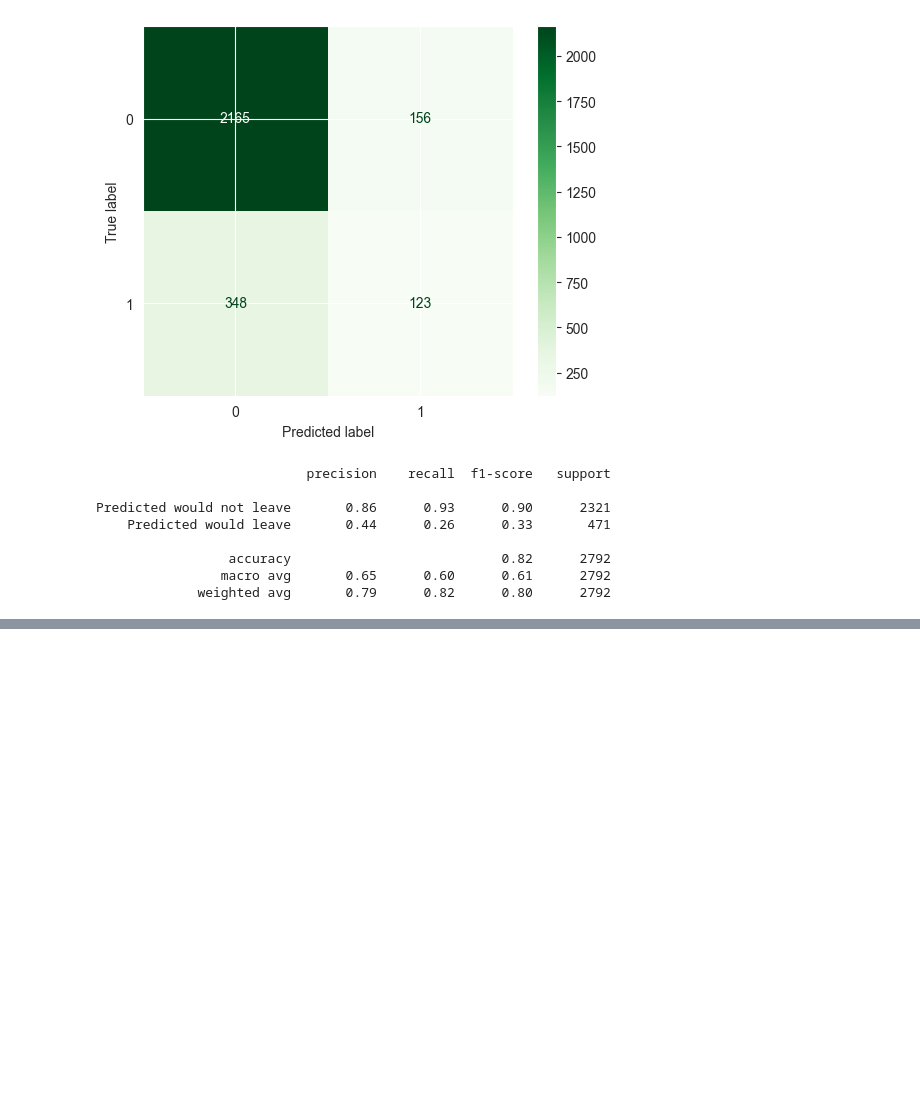
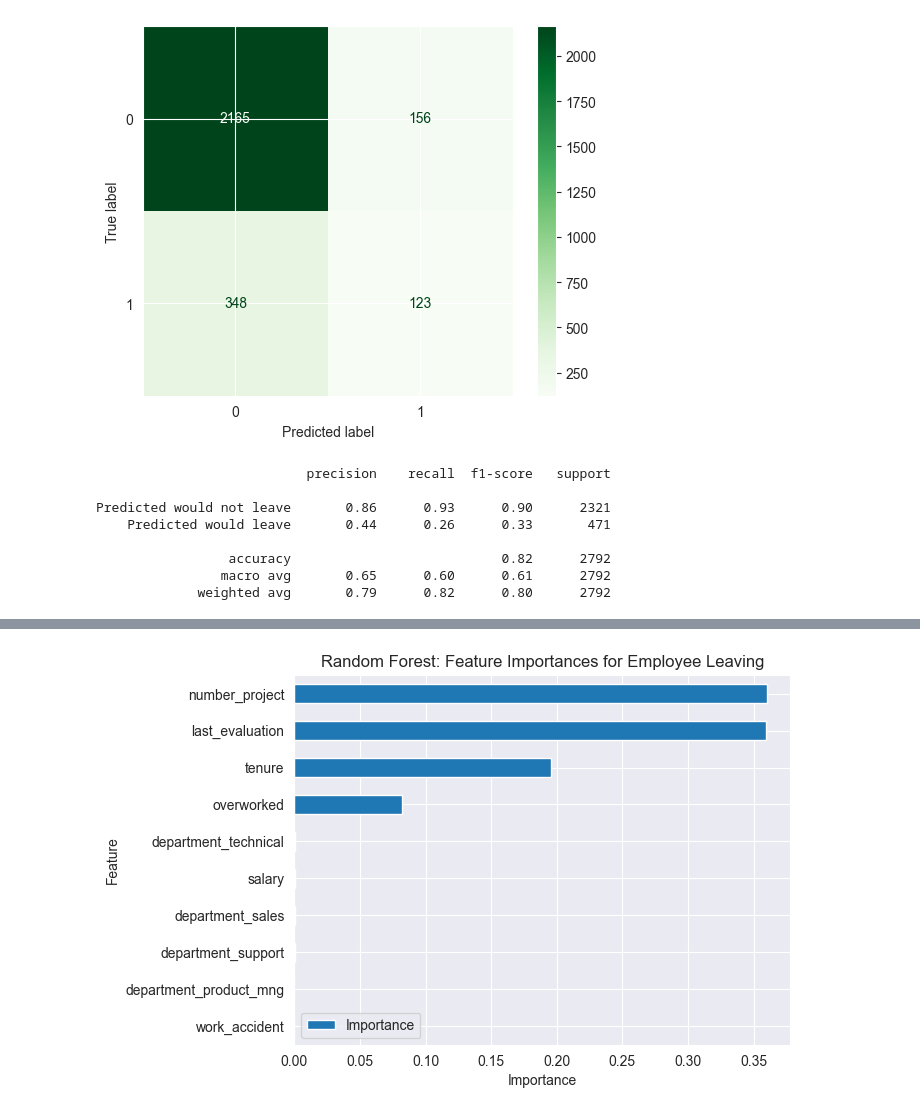
Before and after one commit to yildizramazan/salifort-motors, a Jupyter notebook: salifort-motors.ipynb, the cells around one changed output, grey strips where cells are left out. Saved outputs shown, nothing was run; the diff lists cells and outputs as text; code cells hidden in the pictures; blank space fills up the shorter version.

```diff
--- a/salifort-motors.ipynb
+++ b/salifort-motors.ipynb
@@ -258,0 +452,3 @@ Predicted would not leave       0.86      0.93      0.90      2321
+# %%
+df2['overworked'] = (df2['overworked'] > 175).astype(int)
+df2['overworked']
@@ -258,0 +621,23 @@ Predicted would not leave       0.86      0.93      0.90      2321
+# %%
+feat_impt = rf2.best_estimator_.feature_importances_
+
+ind = np.argpartition(rf2.best_estimator_.feature_importances_, -10)[-10:]
+
+feat = X.columns[ind]
+
+feat_impt = feat_impt[ind]
+
+y_df = pd.DataFrame({"Feature":feat,"Importance":feat_impt})
+y_sort_df = y_df.sort_values("Importance")
+fig = plt.figure()
+ax1 = fig.add_subplot(111)
+
+y_sort_df.plot(kind='barh',ax=ax1,x="Feature",y="Importance")
+
+ax1.set_title("Random Forest: Feature Importances for Employee Leaving", fontsize=12)
+ax1.set_ylabel("Feature")
+ax1.set_xlabel("Importance")
+
+plt.show()
+# %% [output]
+[figure, added]
```
Also changed, not shown: parts of 50 cells of this notebook, 2 other files.
